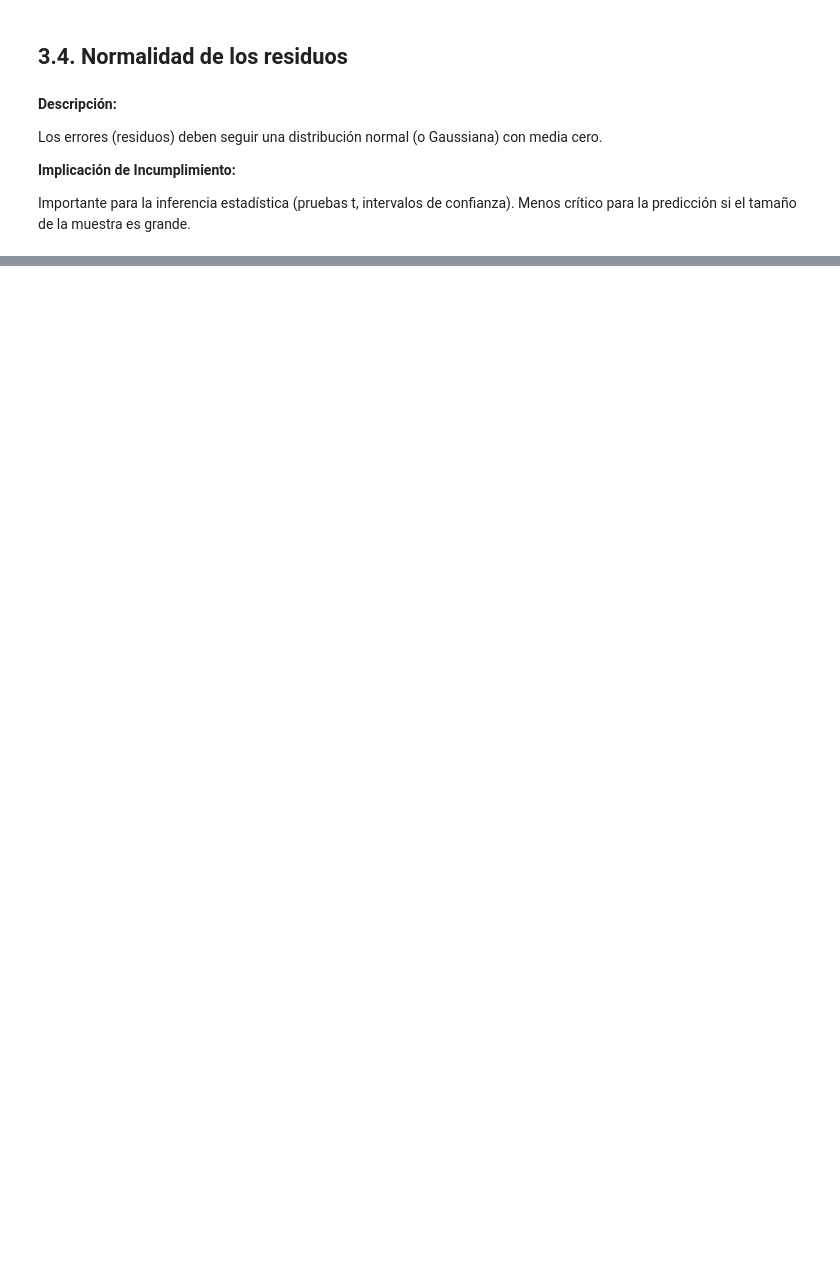
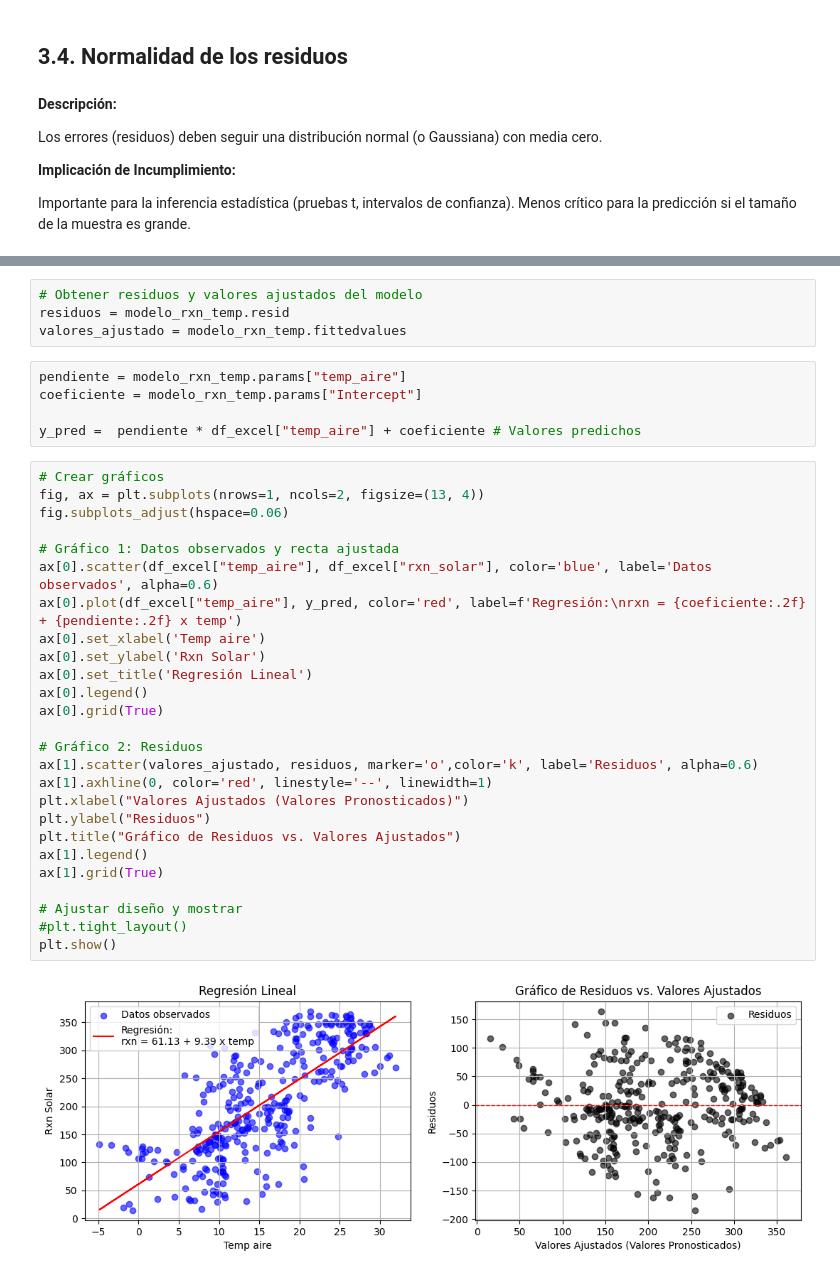
Before and after one commit to vrrp/sachabook_modulo1, a Jupyter notebook: _build/html/_sources/docs/sesion5-estadistica_inferencial.ipynb, the cells around one changed output, grey strips where cells are left out. Cells and saved outputs as stored; diff of their text form; blank space fills up the shorter version.

```diff
--- a/_build/html/_sources/docs/sesion5-estadistica_inferencial.ipynb
+++ b/_build/html/_sources/docs/sesion5-estadistica_inferencial.ipynb
@@ -534,0 +591,37 @@ plt.show()
+# %%
+# Obtener residuos y valores ajustados del modelo
+residuos = modelo_rxn_temp.resid
+valores_ajustado = modelo_rxn_temp.fittedvalues
+# %%
+pendiente = modelo_rxn_temp.params["temp_aire"]
+coeficiente = modelo_rxn_temp.params["Intercept"]
+
+y_pred =  pendiente * df_excel["temp_aire"] + coeficiente # Valores predichos
+# %%
+# Crear gráficos
+fig, ax = plt.subplots(nrows=1, ncols=2, figsize=(13, 4))
+fig.subplots_adjust(hspace=0.06)
+
+# Gráfico 1: Datos observados y recta ajustada
+ax[0].scatter(df_excel["temp_aire"], df_excel["rxn_solar"], color='blue', label='Datos observados', alpha=0.6)
+ax[0].plot(df_excel["temp_aire"], y_pred, color='red', label=f'Regresión:\nrxn = {coeficiente:.2f} + {pendiente:.2f} x temp')
+ax[0].set_xlabel('Temp aire')
+ax[0].set_ylabel('Rxn Solar')
+ax[0].set_title('Regresión Lineal')
+ax[0].legend()
+ax[0].grid(True)
+
+# Gráfico 2: Residuos
+ax[1].scatter(valores_ajustado, residuos, marker='o',color='k', label='Residuos', alpha=0.6)
+ax[1].axhline(0, color='red', linestyle='--', linewidth=1)
+plt.xlabel("Valores Ajustados (Valores Pronosticados)")
+plt.ylabel("Residuos")
+plt.title("Gráfico de Residuos vs. Valores Ajustados")
+ax[1].legend()
+ax[1].grid(True)
+
+# Ajustar diseño y mostrar
+#plt.tight_layout()
+plt.show()
+# %% [output]
+[figure, added]
```
Also changed, not shown: parts of 35 cells of this notebook, 21 other files.
